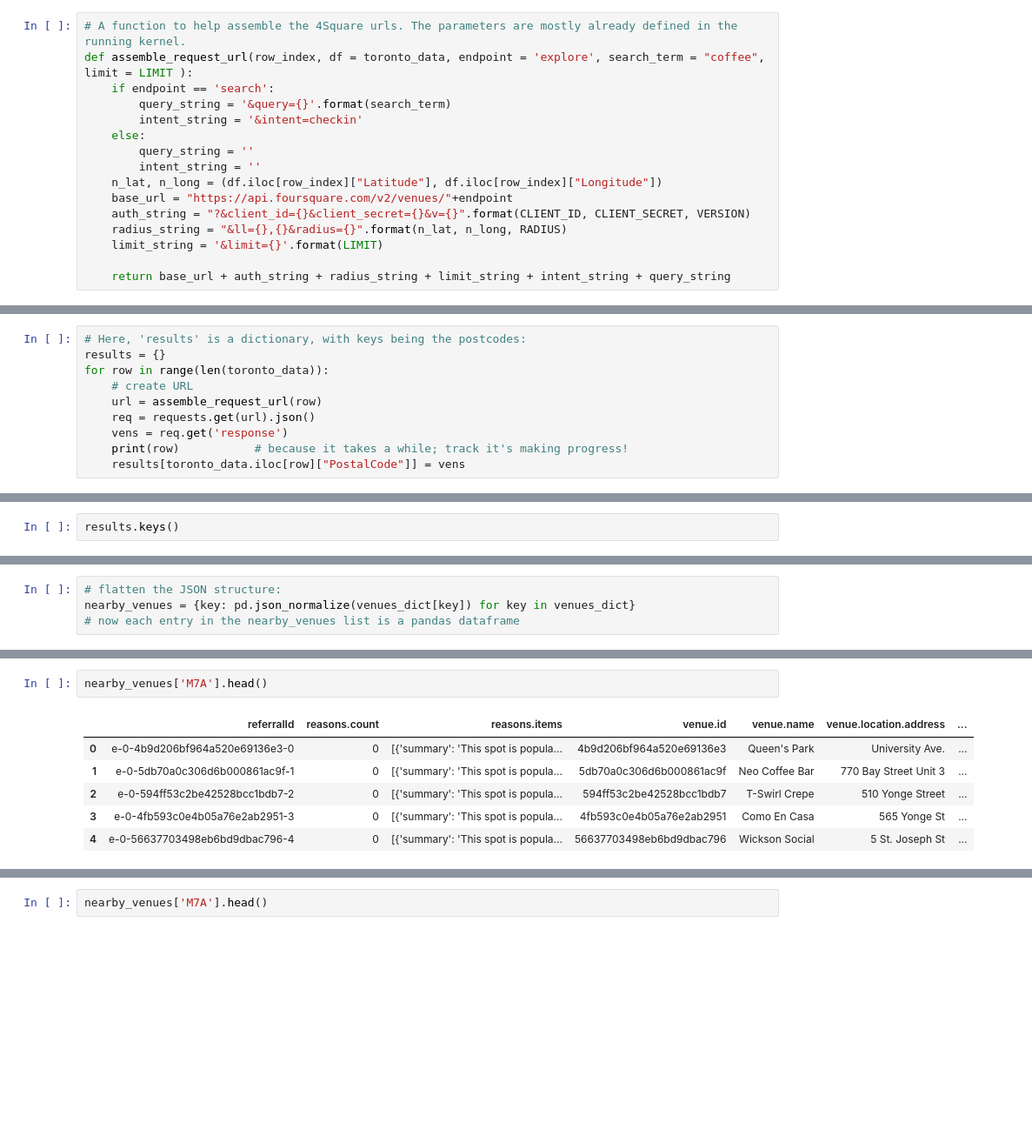
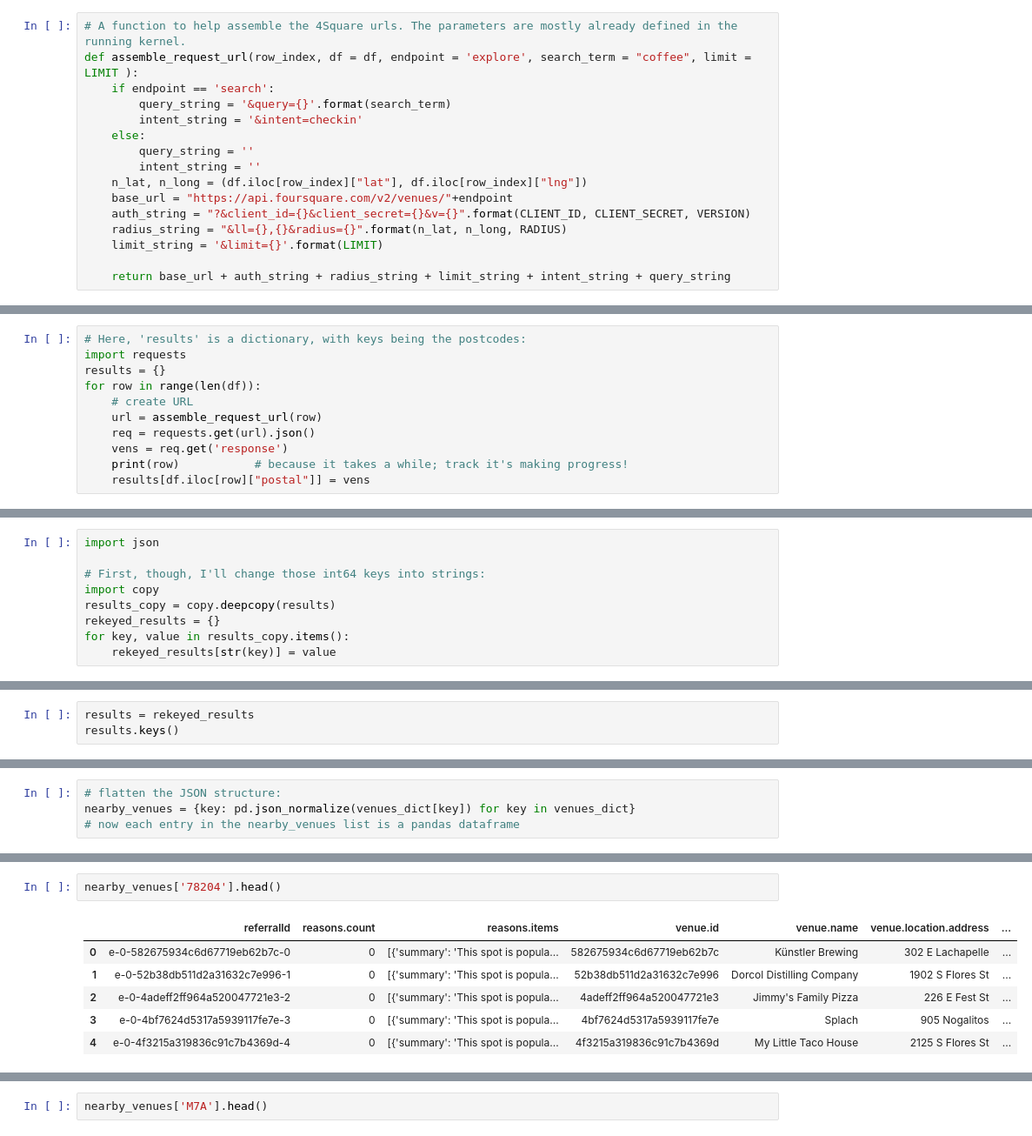
Before and after one commit to cfosterhoudt/Coursera_Capstone, a Jupyter notebook: adding_geospatial_data_with_exporting_and_clustering_San_Antonio_TX.ipynb, the cells around one changed output, grey strips where cells are left out. Shown at 87% size. Cells and saved outputs as stored; diff of their text form; blank space fills up the shorter version.

```diff
--- a/adding_geospatial_data_with_exporting_and_clustering_San_Antonio_TX.ipynb
+++ b/adding_geospatial_data_with_exporting_and_clustering_San_Antonio_TX.ipynb
@@ -275,13 +248,13 @@ There are 39 post codes in the toronto_data dataframe;
 # %%
 # A function to help assemble the 4Square urls. The parameters are mostly already defined in the running kernel.
-def assemble_request_url(row_index, df = toronto_data, endpoint = 'explore', search_term = "coffee", limit = LIMIT ):
+def assemble_request_url(row_index, df = df, endpoint = 'explore', search_term = "coffee", limit = LIMIT ):
     if endpoint == 'search':
         query_string = '&query={}'.format(search_term)
         intent_string = '&intent=checkin'
     else:
         query_string = ''
         intent_string = ''
-    n_lat, n_long = (df.iloc[row_index]["Latitude"], df.iloc[row_index]["Longitude"])
+    n_lat, n_long = (df.iloc[row_index]["lat"], df.iloc[row_index]["lng"])
     base_url = "https://api.foursquare.com/v2/venues/"+endpoint
     auth_string = "?&client_id={}&client_secret={}&v={}".format(CLIENT_ID, CLIENT_SECRET, VERSION)
     radius_string = "&ll={},{}&radius={}".format(n_lat, n_long, RADIUS)
@@ -299,13 +268,14 @@ toronto_data.iloc[4]["PostalCode"]
 # %%
 # Here, 'results' is a dictionary, with keys being the postcodes:
+import requests
 results = {}
-for row in range(len(toronto_data)):
+for row in range(len(df)):
     # create URL
     url = assemble_request_url(row)
     req = requests.get(url).json()
     vens = req.get('response')
     print(row)           # because it takes a while; track it's making progress!
-    results[toronto_data.iloc[row]["PostalCode"]] = vens
+    results[df.iloc[row]["postal"]] = vens
 # %% [output]
 0
 1
@@ -367,3 +341,12 @@ get_category_type(results['M7A'].get('groups')[0].get('items')[0].get('venue'))
 # %% [markdown]
 #### Before I screw things up and have to import things yet again, I'll shove the dict into a local json file...
+# %%
+import json
+
+# First, though, I'll change those int64 keys into strings:
+import copy
+results_copy = copy.deepcopy(results)
+rekeyed_results = {}
+for key, value in results_copy.items():
+    rekeyed_results[str(key)] = value
 # %%
@@ -374,5 +356,6 @@ with open(fourSquareJSONpath, 'w') as fp:
 # %% [markdown]
 ## JSON cleanup. Convert "results" dictionary into a list of pandas dataframes.
 # %%
+results = rekeyed_results
 results.keys()
 # %% [output]
@@ -437,9 +420,9 @@ length M7Y:
 # %%
-nearby_venues['M7A'].head()
+nearby_venues['78204'].head()
 # %% [output]
 |  | referralId | reasons.count | reasons.items | venue.id | venue.name | venue.location.address | ... |
-| 0 | e-0-4b9d206bf964a520e69136e3-0 | 0 | [{'summary': 'This spot is popula... | 4b9d206bf964a520e69136e3 | Queen's Park | University Ave. | ... |
-| 1 | e-0-5db70a0c306d6b000861ac9f-1 | 0 | [{'summary': 'This spot is popula... | 5db70a0c306d6b000861ac9f | Neo Coffee Bar | 770 Bay Street Unit 3 | ... |
-| 2 | e-0-594ff53c2be42528bcc1bdb7-2 | 0 | [{'summary': 'This spot is popula... | 594ff53c2be42528bcc1bdb7 | T-Swirl Crepe | 510 Yonge Street | ... |
-| 3 | e-0-4fb593c0e4b05a76e2ab2951-3 | 0 | [{'summary': 'This spot is popula... | 4fb593c0e4b05a76e2ab2951 | Como En Casa | 565 Yonge St | ... |
-| 4 | e-0-56637703498eb6bd9dbac796-4 | 0 | [{'summary': 'This spot is popula... | 56637703498eb6bd9dbac796 | Wickson Social | 5 St. Joseph St | ... |
+| 0 | e-0-582675934c6d67719eb62b7c-0 | 0 | [{'summary': 'This spot is popula... | 582675934c6d67719eb62b7c | Künstler Brewing | 302 E Lachapelle | ... |
+| 1 | e-0-52b38db511d2a31632c7e996-1 | 0 | [{'summary': 'This spot is popula... | 52b38db511d2a31632c7e996 | Dorcol Distilling Company | 1902 S Flores St | ... |
+| 2 | e-0-4adeff2ff964a520047721e3-2 | 0 | [{'summary': 'This spot is popula... | 4adeff2ff964a520047721e3 | Jimmy's Family Pizza | 226 E Fest St | ... |
+| 3 | e-0-4bf7624d5317a5939117fe7e-3 | 0 | [{'summary': 'This spot is popula... | 4bf7624d5317a5939117fe7e | Splach | 905 Nogalitos | ... |
+| 4 | e-0-4f3215a319836c91c7b4369d-4 | 0 | [{'summary': 'This spot is popula... | 4f3215a319836c91c7b4369d | My Little Taco House | 2125 S Flores St | ... |
```
Also changed, not shown: parts of 58 cells of this notebook.
